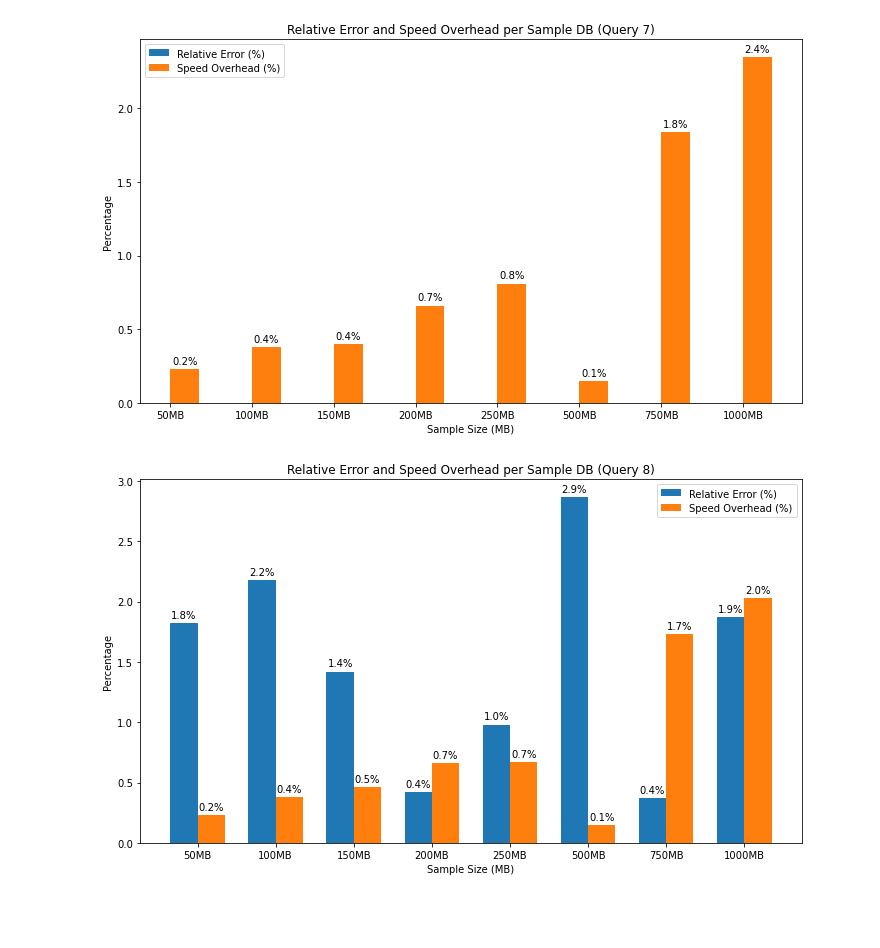
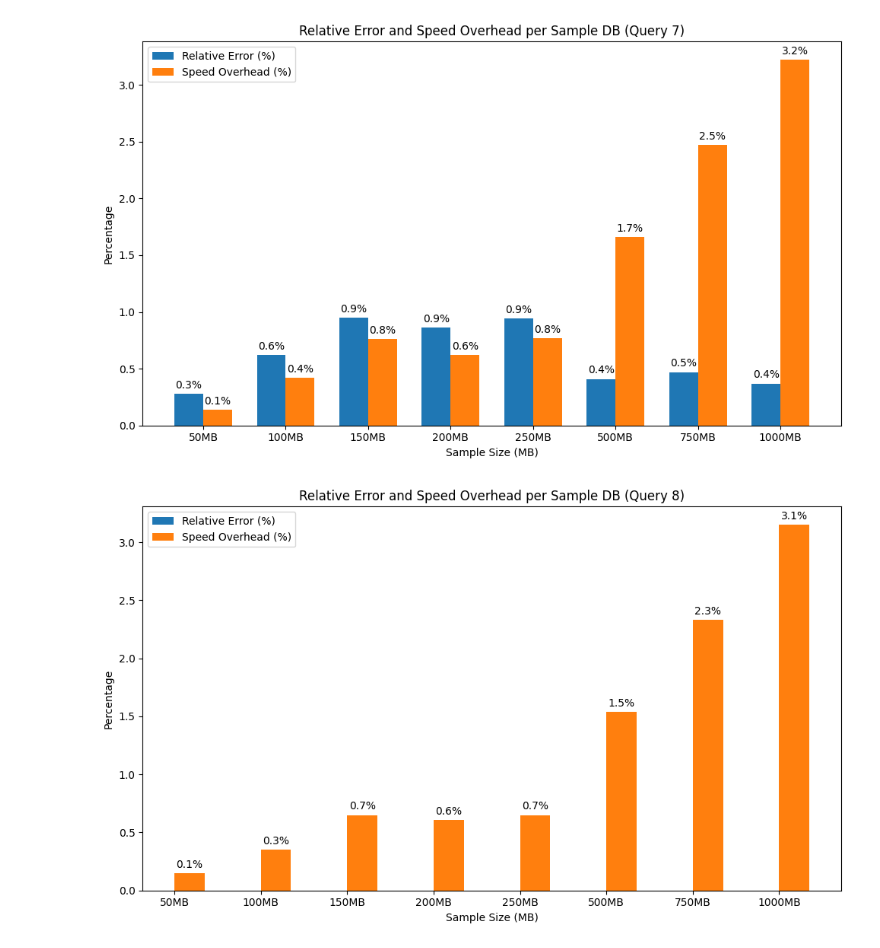
Before and after one commit to ArnobRahee/ThesisRAG, a Jupyter notebook: Image.ipynb, the cells around one changed output. Cells and saved outputs as stored; diff of their text form; code cells hidden in the pictures; blank space fills up the shorter version.

```diff
--- a/Image.ipynb
+++ b/Image.ipynb
@@ -5,7 +5,7 @@ import numpy as np
 import os
 
 # Load CSV
-df = pd.read_csv('errors_overhead.csv')
+df = pd.read_csv('experiment_results.csv')
 
 # Dynamically identify relevant columns
 query_col = next(col for col in df.columns if 'query' in col.lower())
@@ -23,6 +23,12 @@ df[overhead_col] = pd.to_numeric(df[overhead_col], errors='coerce')
 # Create output folder
 output_folder = 'query'
 os.makedirs(output_folder, exist_ok=True)
+
+# Save queries to log file
+queries_log_path = os.path.join(output_folder, 'queries_log.txt')
+with open(queries_log_path, 'w') as f:
+    for idx, query in enumerate(df[query_col].unique(), start=1):
+        f.write(f"Query {idx}: {query}\n")
 
 # Generate bar charts per query, save and display
 for idx, query in enumerate(df[query_col].unique(), start=1):
@@ -69,2 +75,2 @@ for idx, query in enumerate(df[query_col].unique(), start=1):
-[figure, old version]
+[figure, new version]
-[figure, old version]
+[figure, new version]
```
Also changed, not shown: parts of 1 cell of this notebook, 1 other file.
